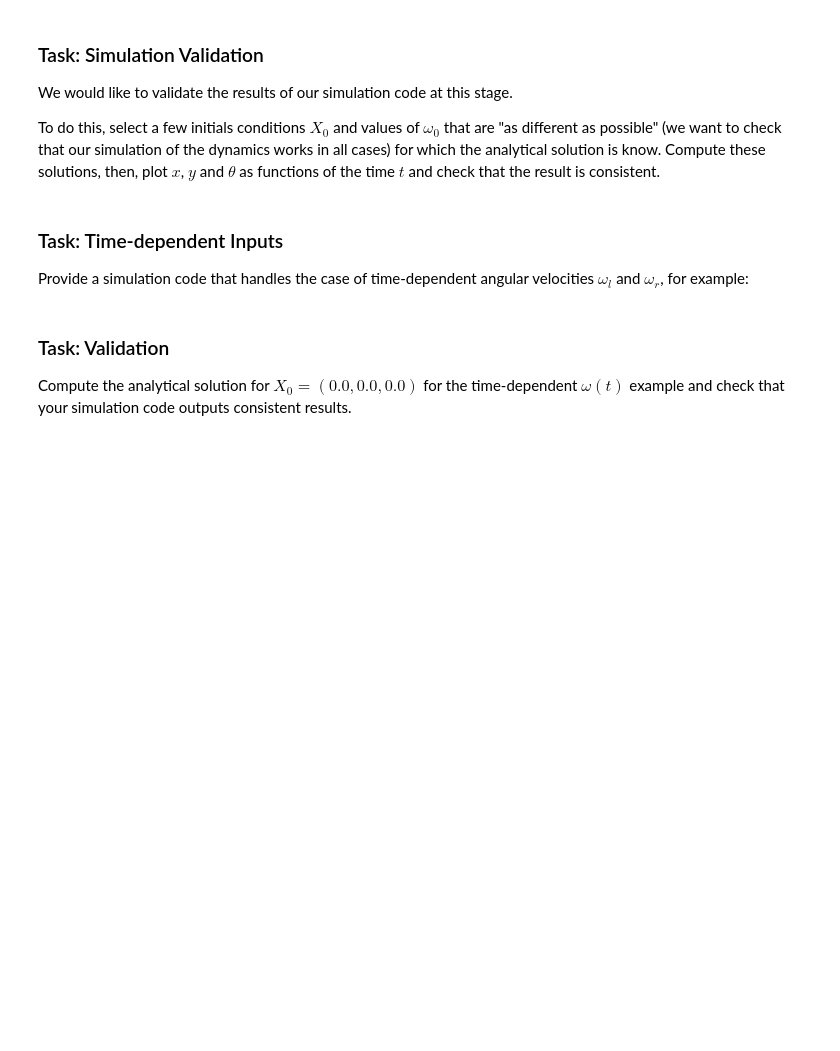
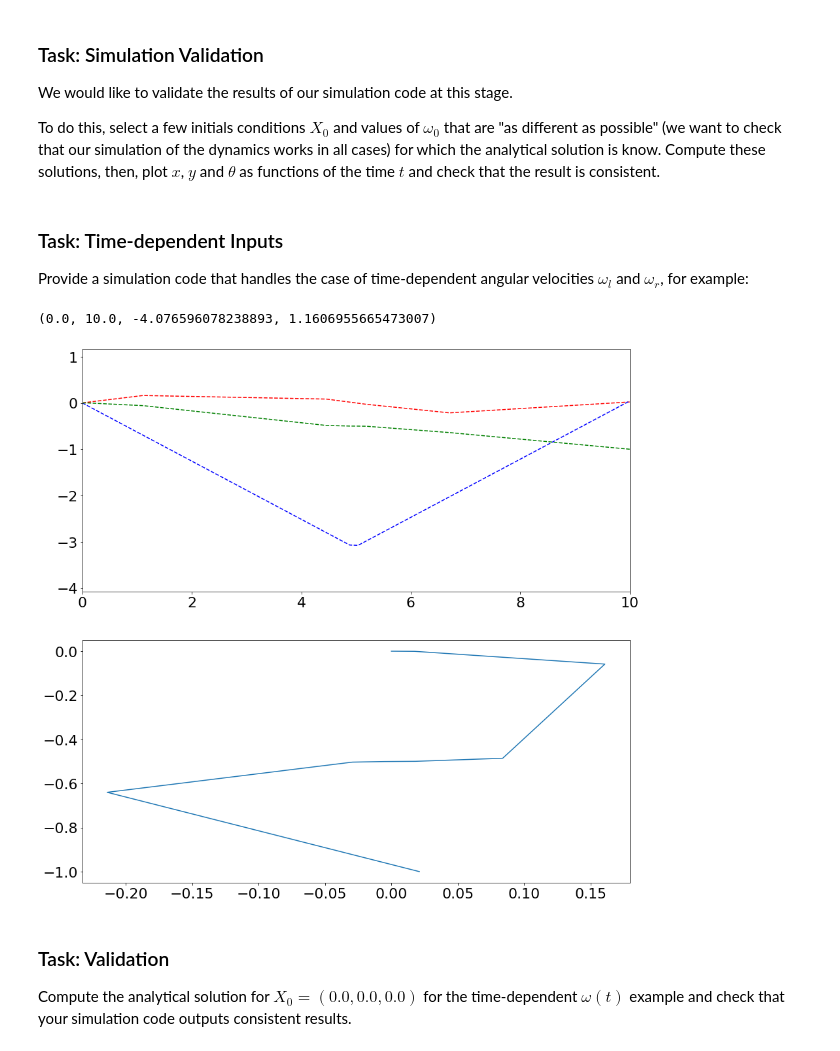
Before and after one commit to zechchair/Automatique-project, a Jupyter notebook: main.ipynb, the cells around one changed output. Drawn from its saved outputs; the diff is of its cells as text; code cells hidden in the pictures; blank space fills up the shorter version.

```diff
--- a/main.ipynb
+++ b/main.ipynb
@@ -114,3 +124,43 @@ def omega_r(t):
+# %%
+def omega_l(t):
+    if t <= 5.0:
+        return pi * D
+    else:
+        return 0.0
+
+def omega_r(t):
+    if t >= 5.0:
+        return pi * D
+    else:
+        return 0.0
+def f(t, X):
+    x, y, theta = X
+    dx =R*(omega_r(t)+omega_l(t))/2*cos(theta)
+    dy=R*(omega_r(t)+omega_l(t))/2*sin(theta)
+    dtheta=R*(omega_r(t)-omega_l(t))/D*2
+    dX = array([dx, dy, dtheta])
+    return dX
+
+options = {
+    "dense_output": True
+}
+fig,(ax1,ax2)=subplots(2,figsize=(15,15))
+tf=10
+Y0=[0,0,0]
+result = solve_ivp(f, t_span=[0.0, tf], y0=Y0, **options)
+x = result["y"][0]
+y = result["y"][1]
+theta = result["y"][2]
+t=result.t
+ax2.plot(x,y)
+#plot(x, y, "k--")
+ax1.plot(t,x,"k--",color='r')
+ax1.plot(t,theta,"k--",color='b')
+ax1.plot(t,y,"k--",color='g')
+ax1.axis([0,tf,min([*x, *y,*theta])-1,max([*x,*y,*theta])+1])
+# %% [output]
+(0.0, 10.0, -4.076596078238893, 1.1606955665473007)
+[figure, added]
 # %% [markdown]
 ### Task: Validation
 
```
Also changed, not shown: parts of 4 cells of this notebook.
